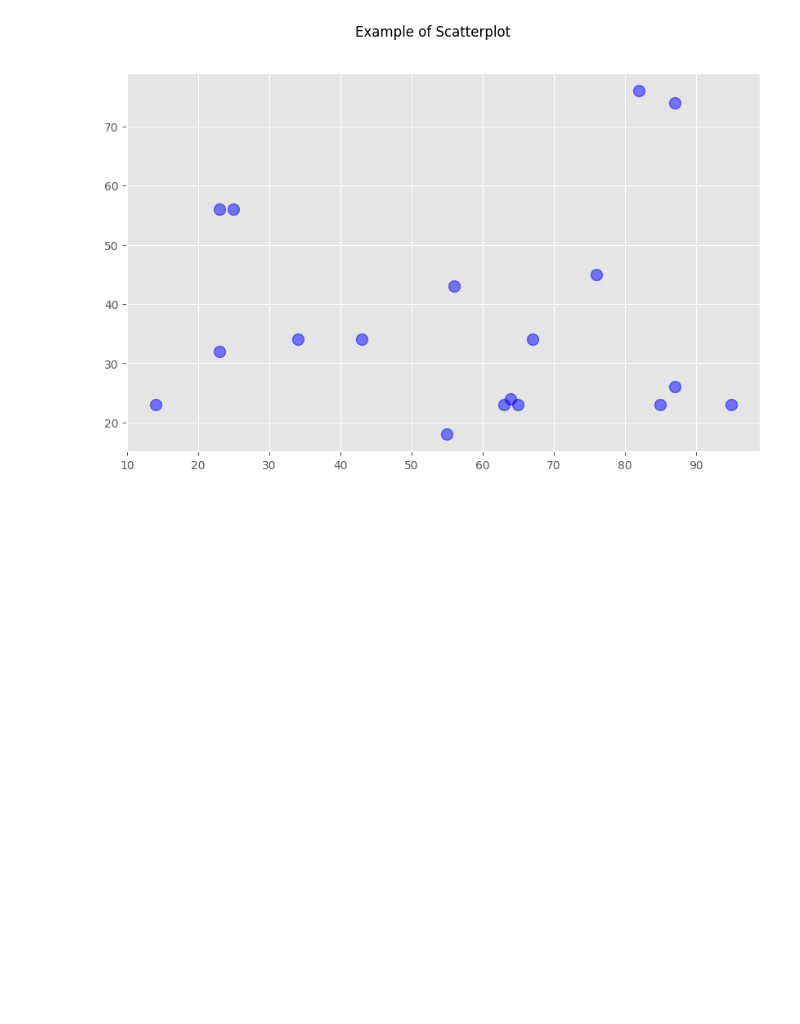
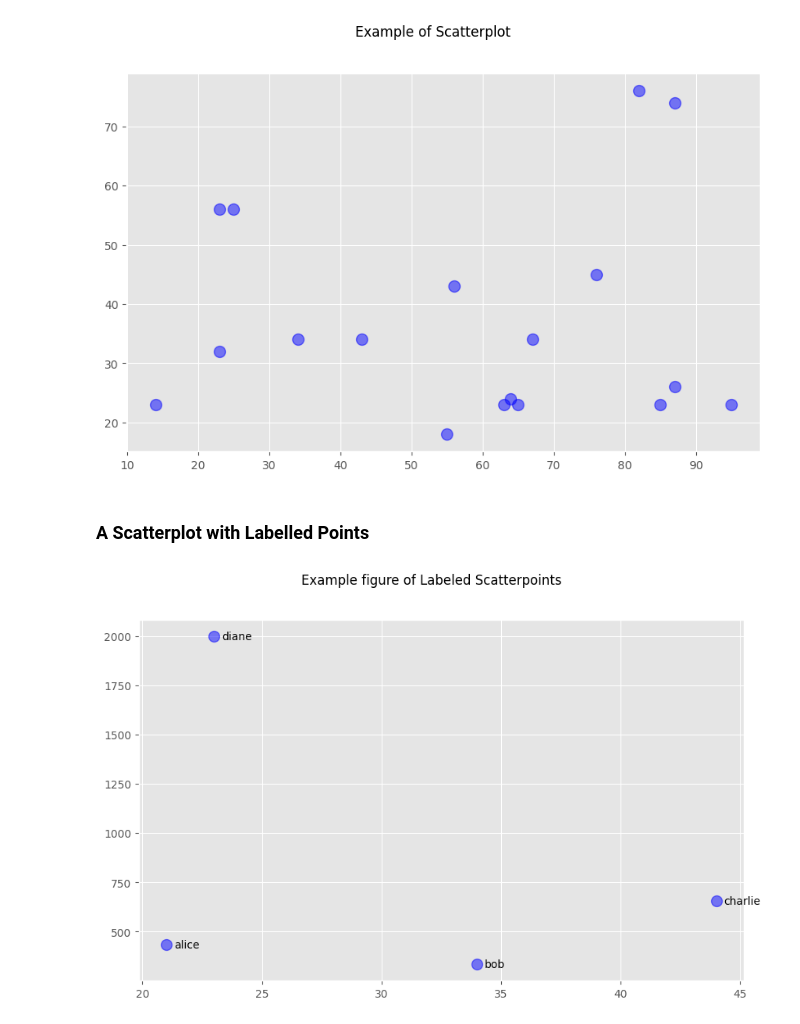
Before and after one commit to dbasdanis/python_practice, a Jupyter notebook: plots/plots.ipynb, the cells around one changed output. Saved outputs shown, nothing was run; the diff lists cells and outputs as text; code cells hidden in the pictures; blank space fills up the shorter version.

Commit message:
feat: labeled scatter plot

```diff
--- a/plots/plots.ipynb
+++ b/plots/plots.ipynb
@@ -163,3 +163,33 @@ ax.scatter(x,y,
 plt.show()
 # %% [output]
 [figure]
+# %% [markdown]
+### A Scatterplot with Labelled Points
+# %%
+x = [21,34,44,23]
+y = [435,334,656,1999]
+labels = ["alice","bob","charlie","diane"]
+
+# Create the figure and axes objects
+fig, ax = plt.subplots(1, figsize=(10,6))
+fig.suptitle('Example figure of Labeled Scatterpoints')
+
+# Plot the scatter points
+ax.scatter(x,y,
+           color="blue",
+           s=100,
+           alpha=0.5,
+           linewidths=1)
+
+# Add the participant names as text labels for each point
+for x_pos, y_pos, label in zip(x, y,labels):
+    ax.annotate(label,
+                xy=(x_pos,y_pos),
+                xytext=(7,0),
+                textcoords='offset points',
+                ha='left',
+                va='center')
+
+plt.show()
+# %% [output]
+[figure, added]
```
